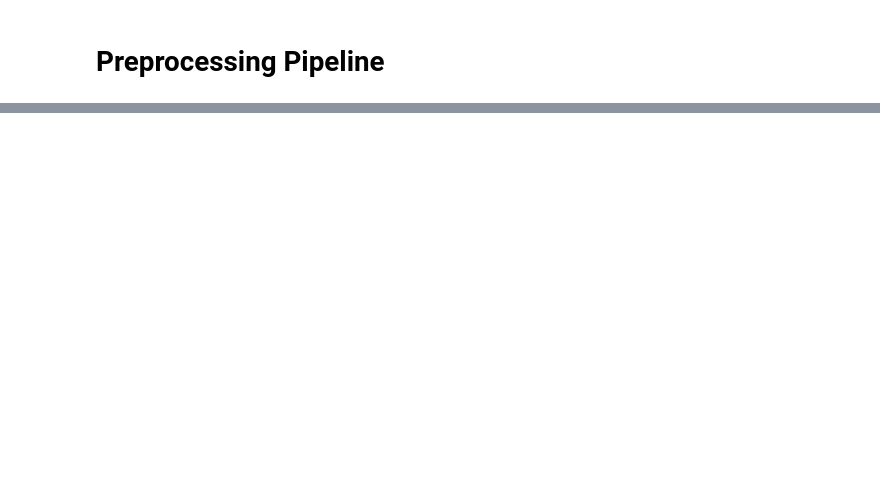
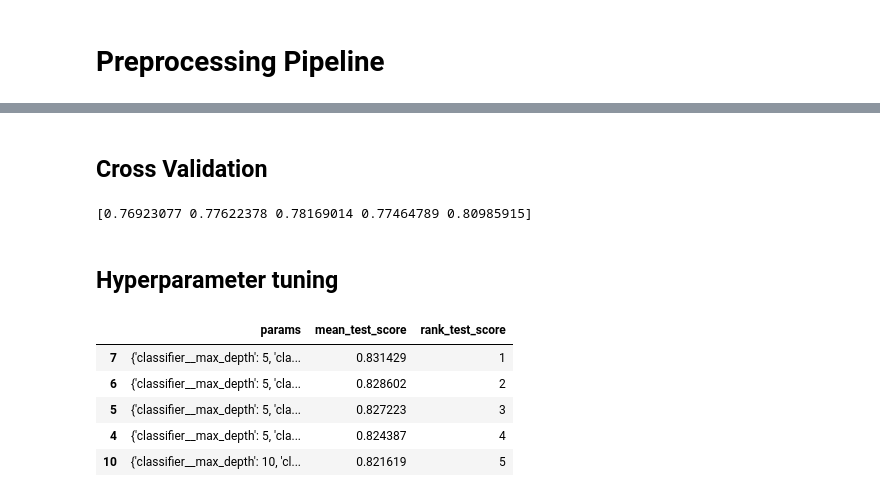
Before and after one commit to Netall0/ML, a Jupyter notebook: notebooks/eda.ipynb, the cells around one changed output, grey strips where cells are left out. Cells and saved outputs as stored; diff of their text form; code cells hidden in the pictures; blank space fills up the shorter version.

```diff
--- a/notebooks/eda.ipynb
+++ b/notebooks/eda.ipynb
@@ -308,0 +279,56 @@ Name: SVM, dtype: float64
+# %% [markdown]
+## Cross Validation
+# %%
+model = Pipeline([
+    ('preprocessor', preprocessor),
+    ('classifier', RandomForestClassifier(n_estimators=100, random_state=42))
+])
+
+
+scores = cross_val_score(model, X_train, y_train, cv=5, scoring='accuracy') # precision || recall || accuracy
+print(scores)
+# %% [output]
+[0.76923077 0.77622378 0.78169014 0.77464789 0.80985915]
+# %% [markdown]
+## Hyperparameter tuning
+# %%
+param_grid = {
+    'classifier__n_estimators': [100, 200],
+    'classifier__max_depth': [None, 5, 10],
+    'classifier__min_samples_split': [2, 5],
+}
+
+
+
+
+grid_search = GridSearchCV(
+    model,
+    param_grid,
+    cv=5,
+)
+
+
+##TODO upgrade to optuna
+
+
+
+grid_search.fit(X_train, y_train)
+
+
+results = pd.DataFrame(grid_search.cv_results_)
+
+
+top_results = results[['params', 'mean_test_score', 'rank_test_score']].sort_values('rank_test_score')
+
+
+
+
+
+top_results.head(5)
+# %% [output]
+|  | params | mean_test_score | rank_test_score |
+| 7 | {'classifier__max_depth': 5, 'cla... | 0.831429 | 1 |
+| 6 | {'classifier__max_depth': 5, 'cla... | 0.828602 | 2 |
+| 5 | {'classifier__max_depth': 5, 'cla... | 0.827223 | 3 |
+| 4 | {'classifier__max_depth': 5, 'cla... | 0.824387 | 4 |
+| 10 | {'classifier__max_depth': 10, 'cl... | 0.821619 | 5 |
```
Also changed, not shown: parts of 17 cells of this notebook, 1 other file.
